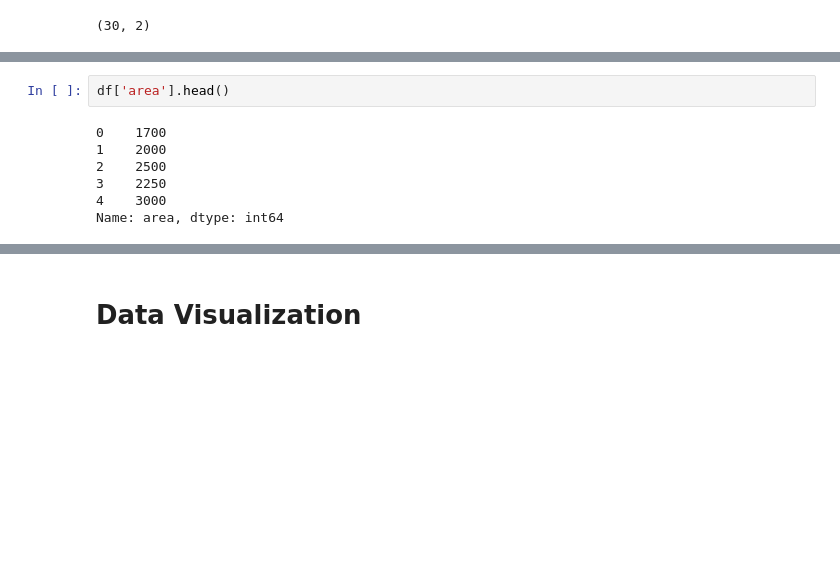
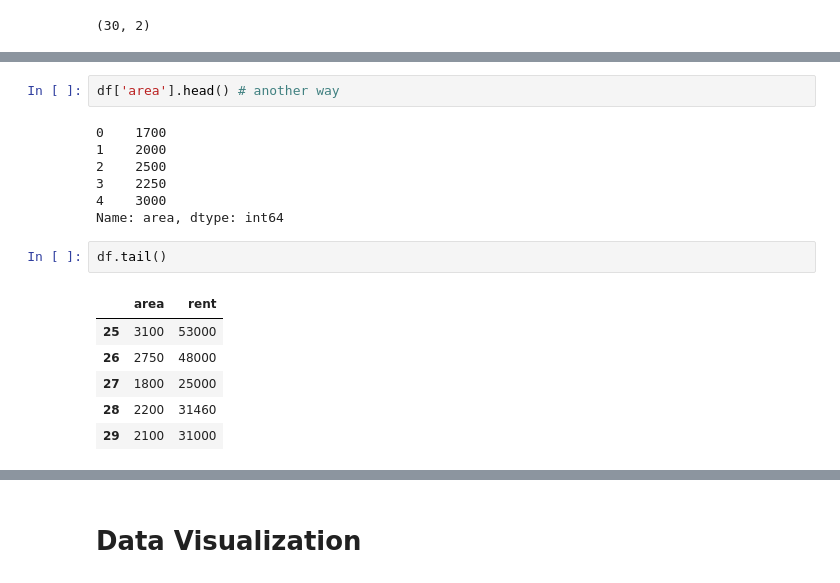
Before and after one commit to RizwanRumi/Machine_Learning_with_python, a Jupyter notebook: Linear_regression.ipynb, the cells around one changed output, grey strips where cells are left out. Saved outputs shown, nothing was run; the diff lists cells and outputs as text; blank space fills up the shorter version.

```diff
--- a/Linear_regression.ipynb
+++ b/Linear_regression.ipynb
@@ -52,5 +61,5 @@ Name: area, dtype: int64
 # %%
-df['area'].head()
+df['area'].head() # another way
 # %% [output]
 0    1700
 1    2000
@@ -58,3 +67,12 @@ df['area'].head()
 3    2250
 4    3000
 Name: area, dtype: int64
+# %%
+df.tail()
+# %% [output]
+|  | area | rent |
+| 25 | 3100 | 53000 |
+| 26 | 2750 | 48000 |
+| 27 | 1800 | 25000 |
+| 28 | 2200 | 31460 |
+| 29 | 2100 | 31000 |
```
Also changed, not shown: parts of 16 cells of this notebook.
